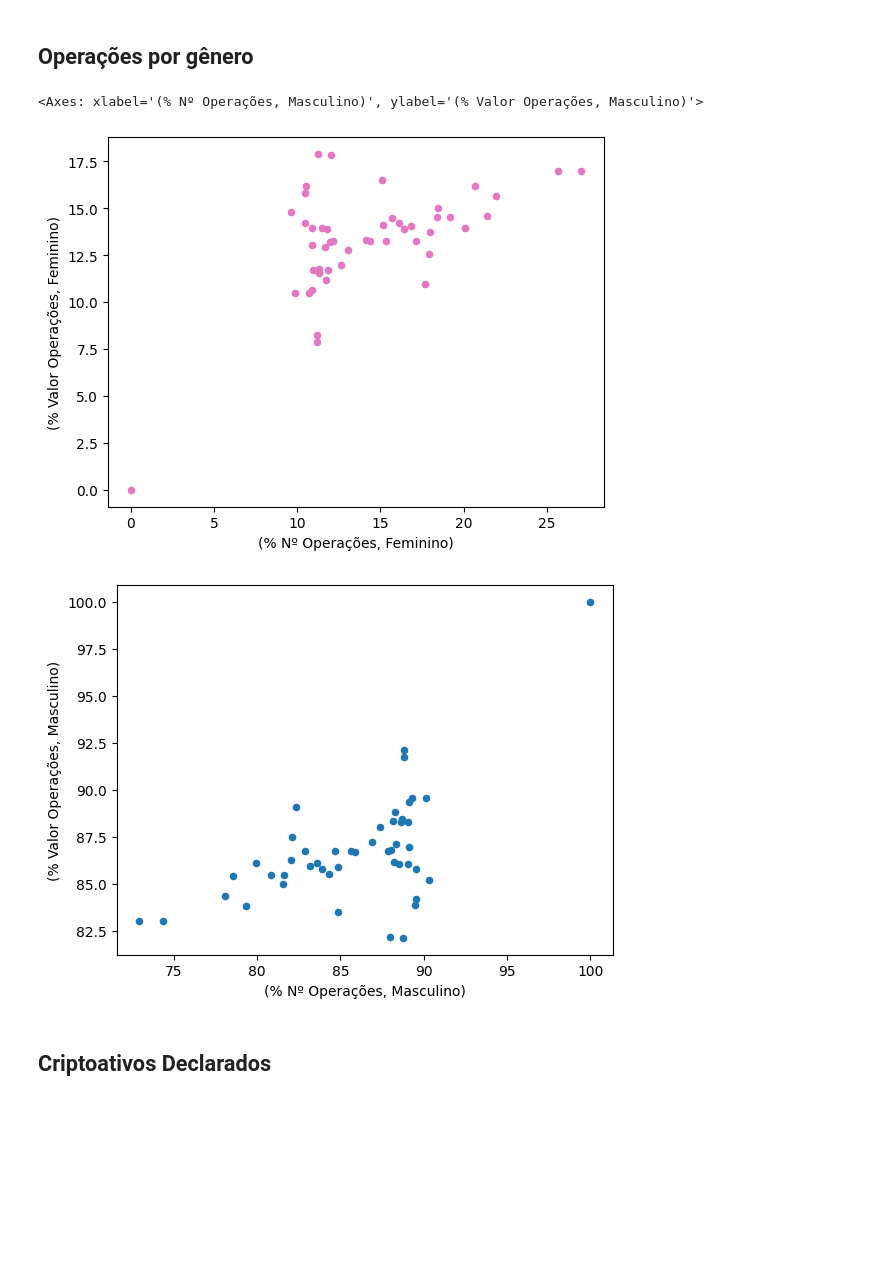
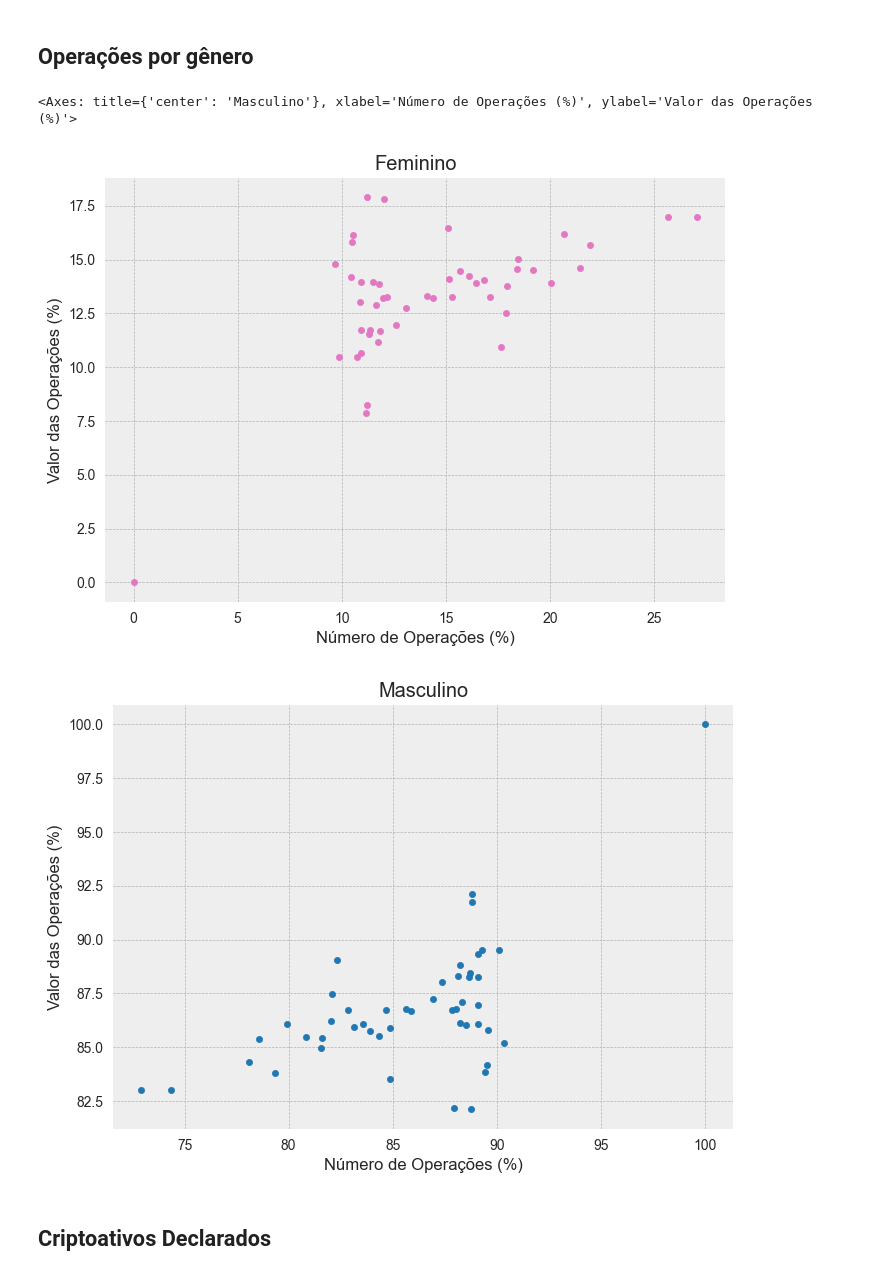
Before and after one commit to thamiresfalbo/tcc-estacio, a Jupyter notebook: notebook/main.ipynb, the cells around one changed output. Cells and saved outputs as stored; diff of their text form; code cells hidden in the pictures; blank space fills up the shorter version.

```diff
--- a/notebook/main.ipynb
+++ b/notebook/main.ipynb
@@ -9,7 +9,7 @@ import locale
 import tabulate
 
 locale.setlocale(locale.LC_ALL, "pt_BR")
-plt.style.use("default")
+plt.style.use("bmh")
 excelsheet = "../data/criptoativos_dados_abertos_07082023.xls"
 
 # Carrega a planilha excel
@@ -51,7 +51,20 @@ with pd.ExcelFile(excelsheet) as xls:
 
 # Utilitários
 def format_cols(data):
-    return data.apply(lambda x: format_compact_currency(x, currency="BRL", locale="pt_BR", fraction_digits=2))
+    return data.apply(
+        lambda x: format_compact_currency(
+            x, currency="BRL", locale="pt_BR", fraction_digits=2
+        )
+    )
+
+
+cryptos = []
+for i in df4["CRIPTOATIVO"]:
+    if i not in cryptos:
+        cryptos.append(i)
+
+most_popular = ["BTC", "ETH", "USDT", "BNB", "XRP"]
+# "USDC", "ADA", "DOGE", "SOL", "TRX"]
 # %% [markdown]
 ## Total de Valores Declarados por Ano
 # %%
@@ -90,16 +106,34 @@ df2_new
 ## Operações por gênero
 # %%
 # Renderiza Relatório3, parte 1
-# Não vai ser possível unir os dados, já que são porcentagens!\
-# df3.info()
-ax = df3.plot(kind='scatter',x=df3.columns[1], y=df3.columns[3], c='tab:pink')
-df3.plot(kind='scatter',x=df3.columns[2], y=df3.columns[4], c='tab:blue')
+# Não vai ser possível unir os dados, já que são porcentagens!
+# Apresenta a participação de cada gênero em relação ao número de operações e aos valores declarados.
+xlabel = "Número de Operações (%)"
+ylabel = "Valor das Operações (%)"
 
-# df3['% Nº Operações','Feminino'].corr(df3['% Valor Operações','Feminino'])
+df3.plot(
+    kind="scatter",
+    x=df3.columns[1],
+    y=df3.columns[3],
+    c="tab:pink",
+    title="Feminino",
+    xlabel=xlabel,
+    ylabel=ylabel,
+)
+
+df3.plot(
+    kind="scatter",
+    x=df3.columns[2],
+    y=df3.columns[4],
+    c="tab:blue",
+    title="Masculino",
+    xlabel=xlabel,
+    ylabel=ylabel,
+)
 # %% [output]
-<Axes: xlabel='(% Nº Operações, Masculino)', ylabel='(% Valor Operações, Masculino)'>
+<Axes: title={'center': 'Masculino'}, xlabel='Número de Operações (%)', ylabel='Valor das Operações (%)'>
-[figure, old version]
+[figure, new version]
-[figure, old version]
+[figure, new version]
 # %% [markdown]
 ## Criptoativos Declarados
 # %%
```
Also changed, not shown: parts of 2 cells of this notebook, 3 other files.
